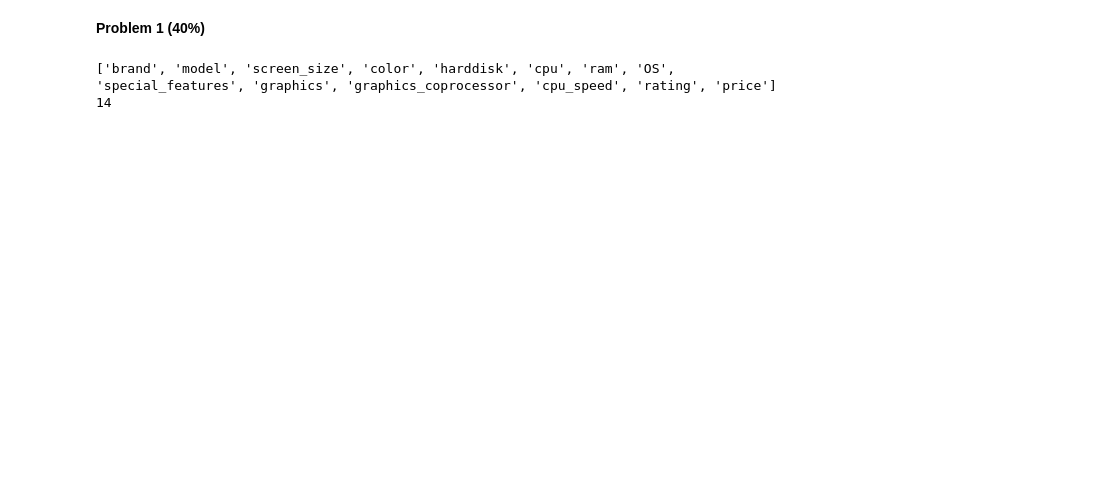
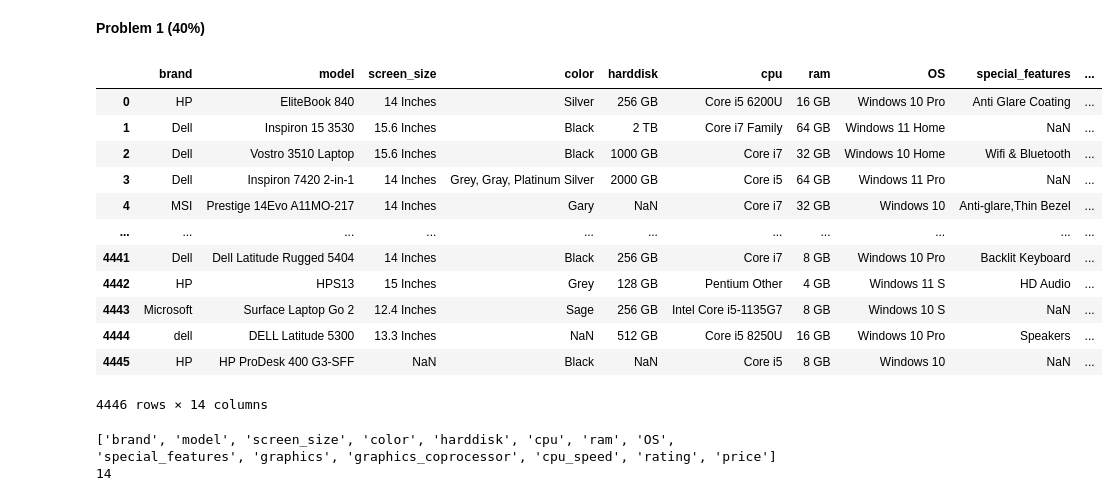
Before and after one commit to Theosdoor/Data-Cleaning-and-Analysis-Coursework, a Jupyter notebook: nchw73.ipynb, the cells around one changed output. Saved outputs shown, nothing was run; the diff lists cells and outputs as text; code cells hidden in the pictures; blank space fills up the shorter version.

```diff
--- a/nchw73.ipynb
+++ b/nchw73.ipynb
@@ -14,3 +15,19 @@ metadata = pd.read_excel("/content/drive/MyDrive/UNI/Computer Science/COMP2271 D
+# %%
+data
+# %% [output]
+|  | brand | model | screen_size | color | harddisk | cpu | ram | OS | special_features | ... |
+| 0 | HP | EliteBook 840 | 14 Inches | Silver | 256 GB | Core i5 6200U | 16 GB | Windows 10 Pro | Anti Glare Coating | ... |
+| 1 | Dell | Inspiron 15 3530 | 15.6 Inches | Black | 2 TB | Core i7 Family | 64 GB | Windows 11 Home | NaN | ... |
+| 2 | Dell | Vostro 3510 Laptop | 15.6 Inches | Black | 1000 GB | Core i7 | 32 GB | Windows 10 Home | Wifi & Bluetooth | ... |
+| 3 | Dell | Inspiron 7420 2-in-1 | 14 Inches | Grey, Gray, Platinum Silver | 2000 GB | Core i5 | 64 GB | Windows 11 Pro | NaN | ... |
+| 4 | MSI | Prestige 14Evo A11MO-217 | 14 Inches | Gary | NaN | Core i7 | 32 GB | Windows 10 | Anti-glare,Thin Bezel | ... |
+| ... | ... | ... | ... | ... | ... | ... | ... | ... | ... | ... |
+| 4441 | Dell | Dell Latitude Rugged 5404 | 14 Inches | Black | 256 GB | Core i7 | 8 GB | Windows 10 Pro | Backlit Keyboard | ... |
+| 4442 | HP | HPS13 | 15 Inches | Grey | 128 GB | Pentium Other | 4 GB | Windows 11 S | HD Audio | ... |
+| 4443 | Microsoft | Surface Laptop Go 2 | 12.4 Inches | Sage | 256 GB | Intel Core i5-1135G7 | 8 GB | Windows 10 S | NaN | ... |
+| 4444 | dell | DELL Latitude 5300 | 13.3 Inches | NaN | 512 GB | Core i5 8250U | 16 GB | Windows 10 Pro | Speakers | ... |
+| 4445 | HP | HP ProDesk 400 G3-SFF | NaN | Black | NaN | Core i5 | 8 GB | Windows 10 | NaN | ... |
+4446 rows × 14 columns
 # %%
 print(data.columns.tolist())
 print(len(data.columns.tolist()))
```
Also changed, not shown: parts of 36 cells of this notebook.
